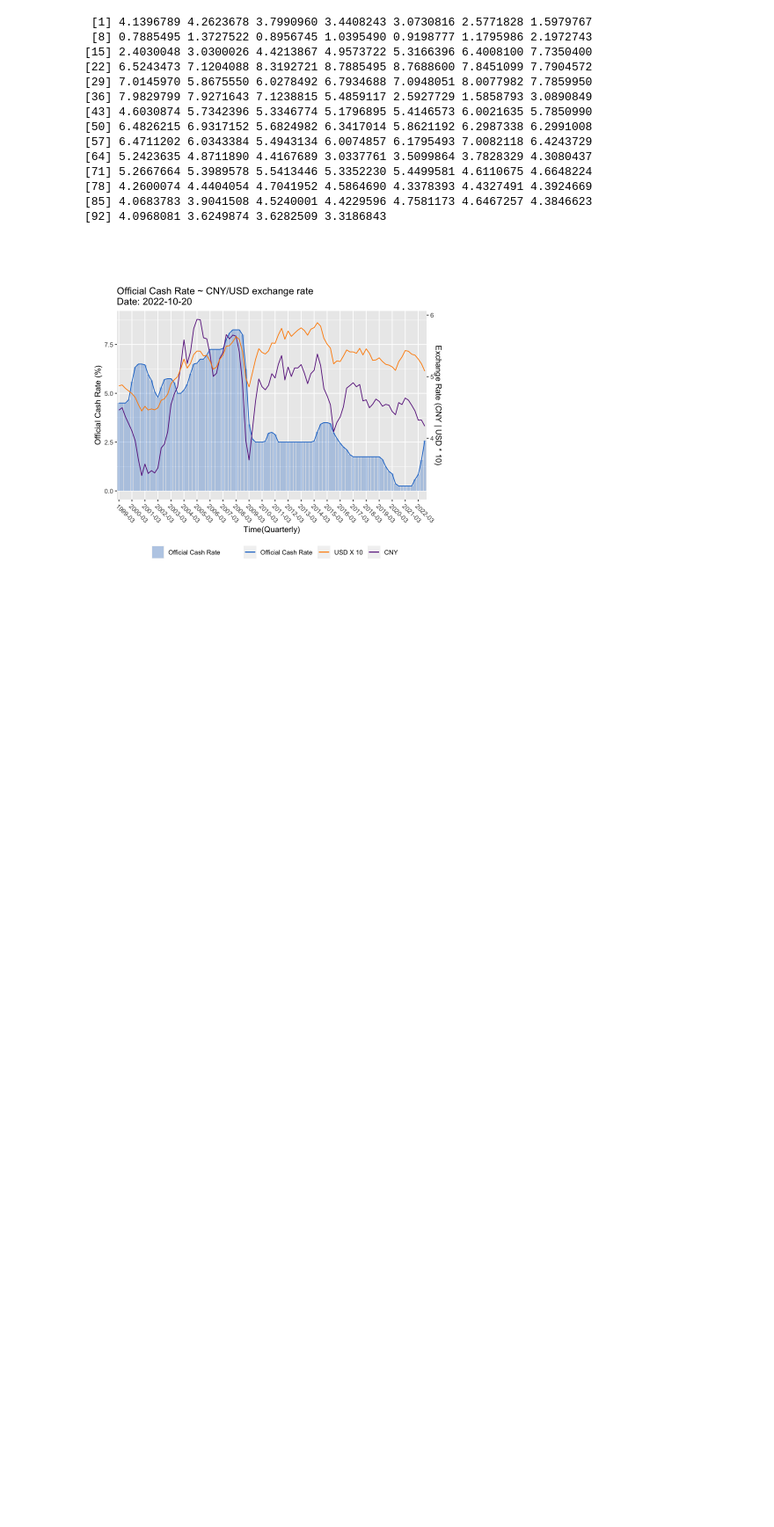
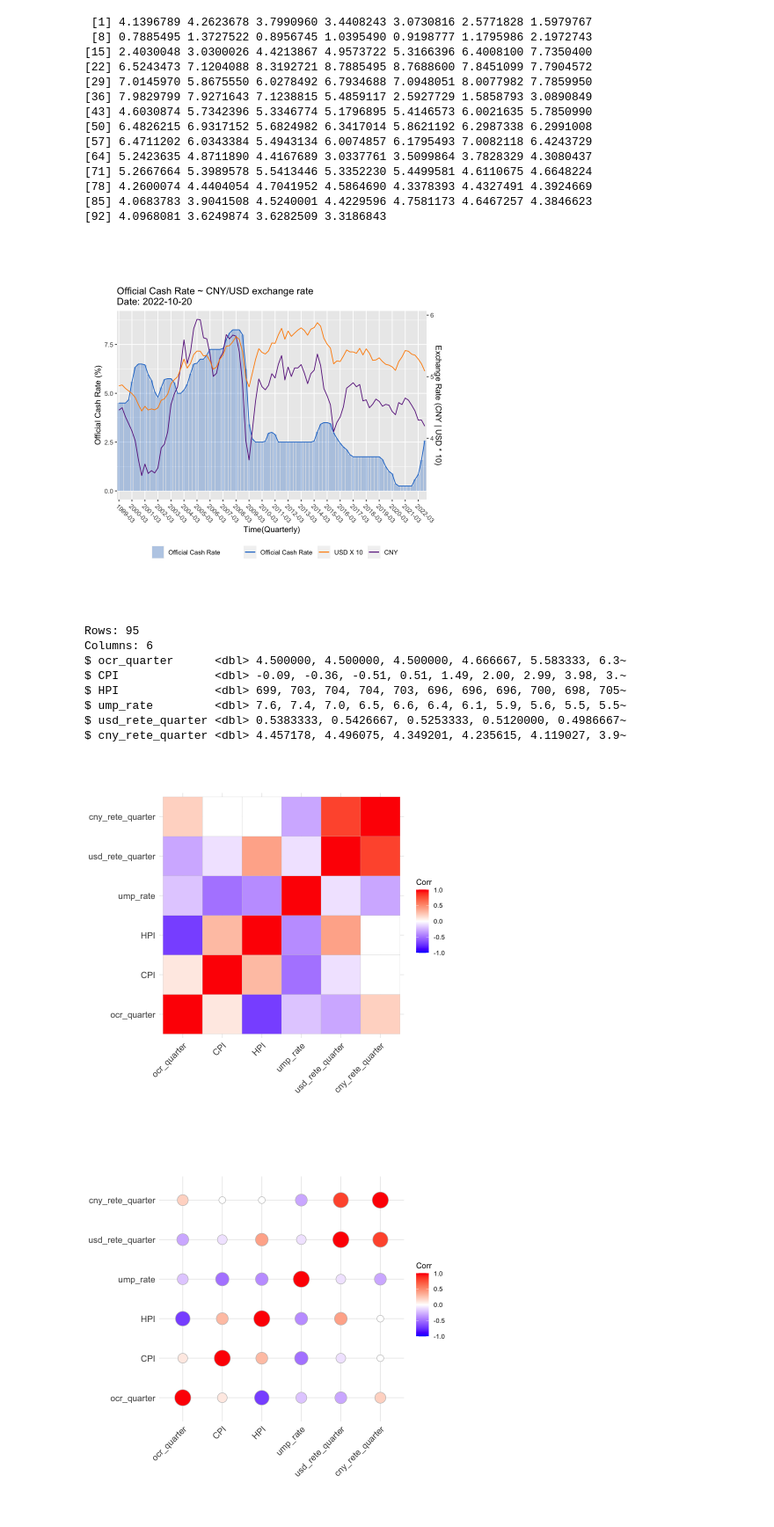
Before and after one commit to ansrali/data422-group-project, a Jupyter notebook: Data_Visualisation.ipynb, the cells around one changed output. Shown: that part at 88% size. Cells and saved outputs as stored; diff of their text form; code cells hidden in the pictures; blank space fills up the shorter version.

Commit message:
data visualisation

```diff
--- a/Data_Visualisation.ipynb
+++ b/Data_Visualisation.ipynb
@@ -205,3 +207,30 @@ ggplot(data, aes(x = date.quarter, y = ocr_quarter, group = 1)) +
        title = paste0("Official Cash Rate ~ CNY/USD exchange rate\nDate: ", Sys.Date()))
 # %% [output]
 [figure]
+# %%
+cor_data <- data %>% select(-date.quarter)
+cor_data %>% glimpse()
+
+# Computing correlation matrix
+correlation_matrix <- round(cor(cor_data),1)
+
+# Computing correlation matrix with p-values
+corrp.mat <- cor_pmat(cor_data)
+
+# Visualizing the correlation matrix using
+# square and circle methods
+# ggcorrplot(correlation_matrix, method ="square")
+ggcorrplot(correlation_matrix, method ="circle")
+
+ggcorrplot(corrp.mat, method ="circle")
+# %% [output]
+Rows: 95
+Columns: 6
+$ ocr_quarter      <dbl> 4.500000, 4.500000, 4.500000, 4.666667, 5.583333, 6.3~
+$ CPI              <dbl> -0.09, -0.36, -0.51, 0.51, 1.49, 2.00, 2.99, 3.98, 3.~
+$ HPI              <dbl> 699, 703, 704, 704, 703, 696, 696, 696, 700, 698, 705~
+$ ump_rate         <dbl> 7.6, 7.4, 7.0, 6.5, 6.6, 6.4, 6.1, 5.9, 5.6, 5.5, 5.5~
+$ usd_rete_quarter <dbl> 0.5383333, 0.5426667, 0.5253333, 0.5120000, 0.4986667~
+$ cny_rete_quarter <dbl> 4.457178, 4.496075, 4.349201, 4.235615, 4.119027, 3.9~
+[figure, added]
+[figure, added]
```
Also changed, not shown: parts of 3 cells of this notebook.
